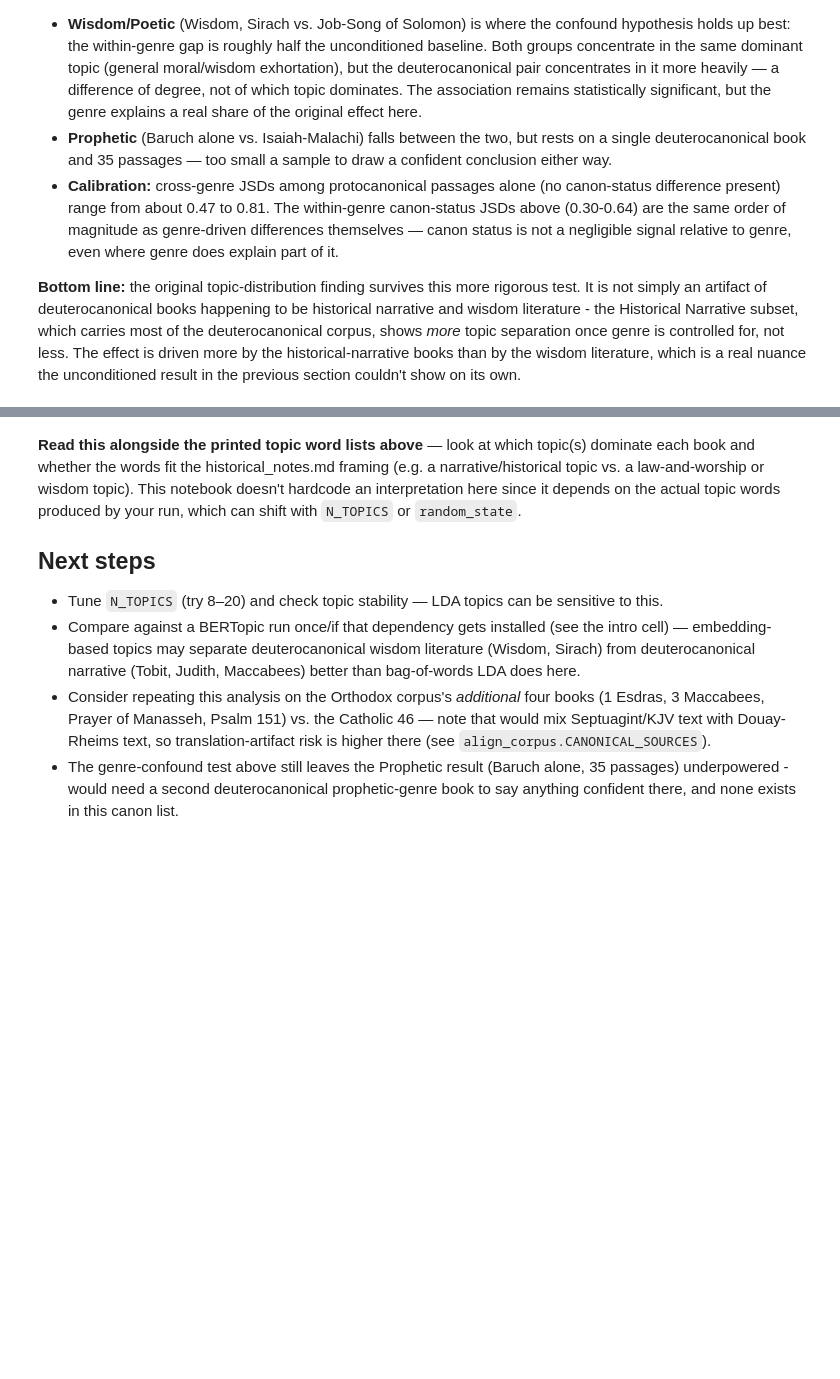
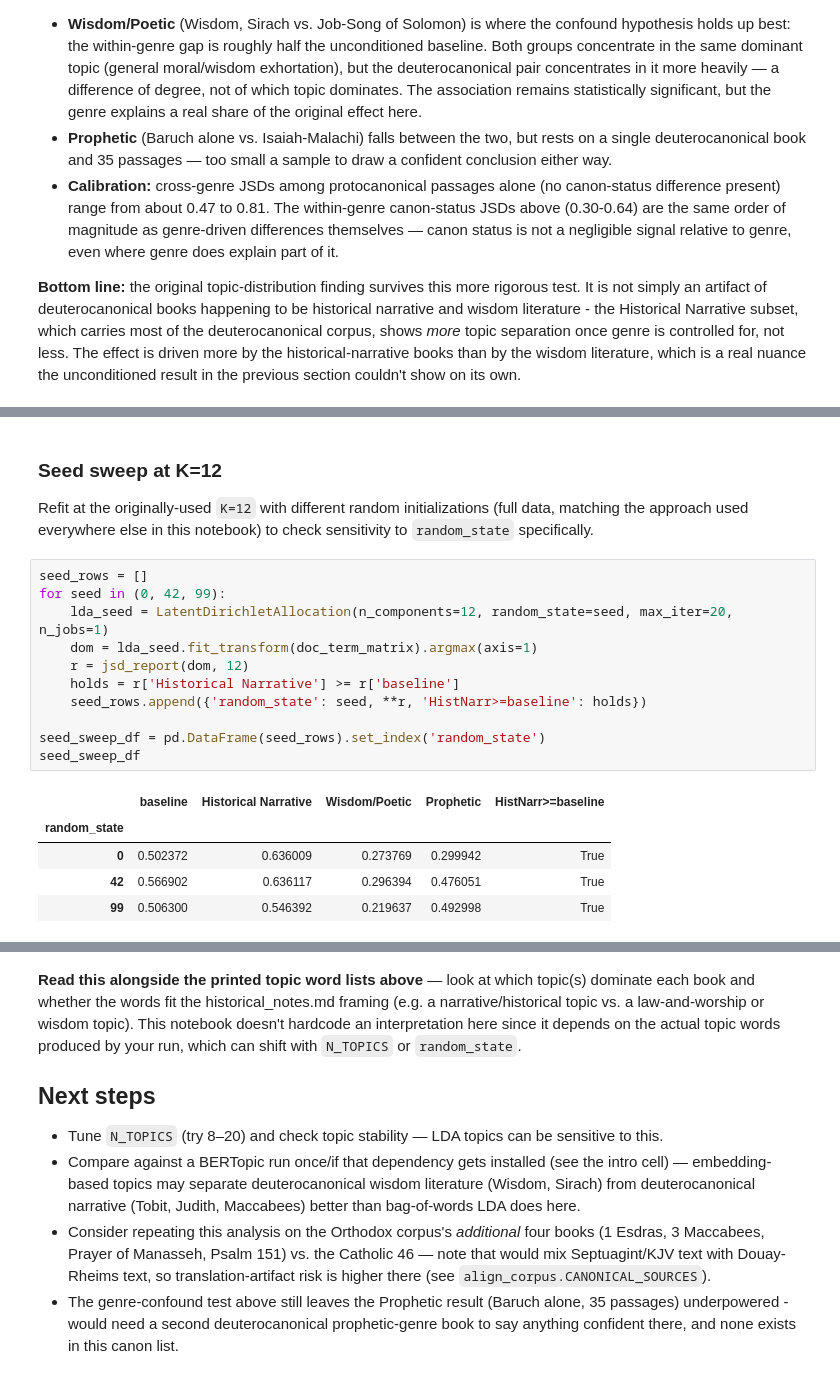
Before and after one commit to Zel143/bible-canon-mapper, a Jupyter notebook: canon-divergence-mapper/notebooks/03_topic_modeling.ipynb, the cells around one changed output, grey strips where cells are left out. Drawn from its saved outputs; the diff is of its cells as text; blank space fills up the shorter version.

```diff
--- a/canon-divergence-mapper/notebooks/03_topic_modeling.ipynb
+++ b/canon-divergence-mapper/notebooks/03_topic_modeling.ipynb
@@ -349,0 +413,21 @@ The genre-confound hypothesis is only **partially** supported, and not in the di
+# %% [markdown]
+### Seed sweep at K=12
+
+Refit at the originally-used `K=12` with different random initializations (full data, matching the approach used everywhere else in this notebook) to check sensitivity to `random_state` specifically.
+# %%
+seed_rows = []
+for seed in (0, 42, 99):
+    lda_seed = LatentDirichletAllocation(n_components=12, random_state=seed, max_iter=20, n_jobs=1)
+    dom = lda_seed.fit_transform(doc_term_matrix).argmax(axis=1)
+    r = jsd_report(dom, 12)
+    holds = r['Historical Narrative'] >= r['baseline']
+    seed_rows.append({'random_state': seed, **r, 'HistNarr>=baseline': holds})
+
+seed_sweep_df = pd.DataFrame(seed_rows).set_index('random_state')
+seed_sweep_df
+# %% [output]
+|  | baseline | Historical Narrative | Wisdom/Poetic | Prophetic | HistNarr>=baseline |
+| random_state |  |  |  |  |  |
+| 0 | 0.502372 | 0.636009 | 0.273769 | 0.299942 | True |
+| 42 | 0.566902 | 0.636117 | 0.296394 | 0.476051 | True |
+| 99 | 0.506300 | 0.546392 | 0.219637 | 0.492998 | True |
```
Also changed, not shown: parts of 5 cells of this notebook, 6 other files.
